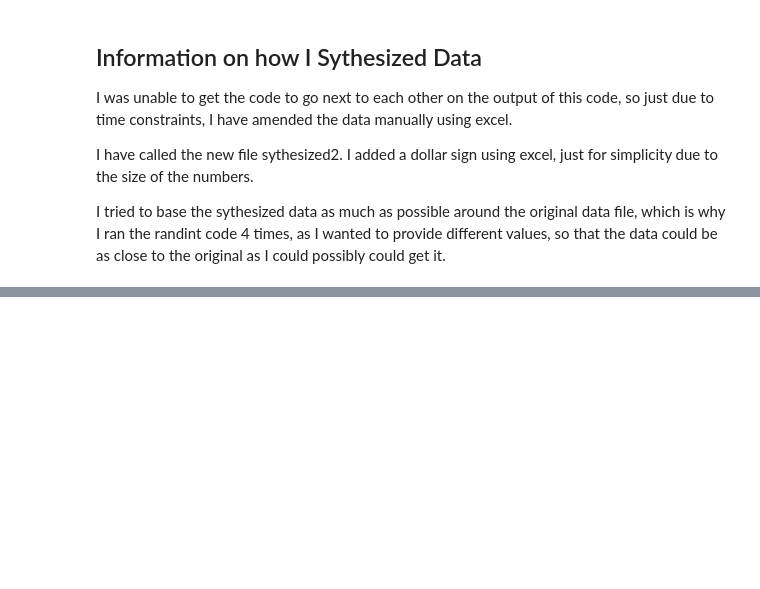
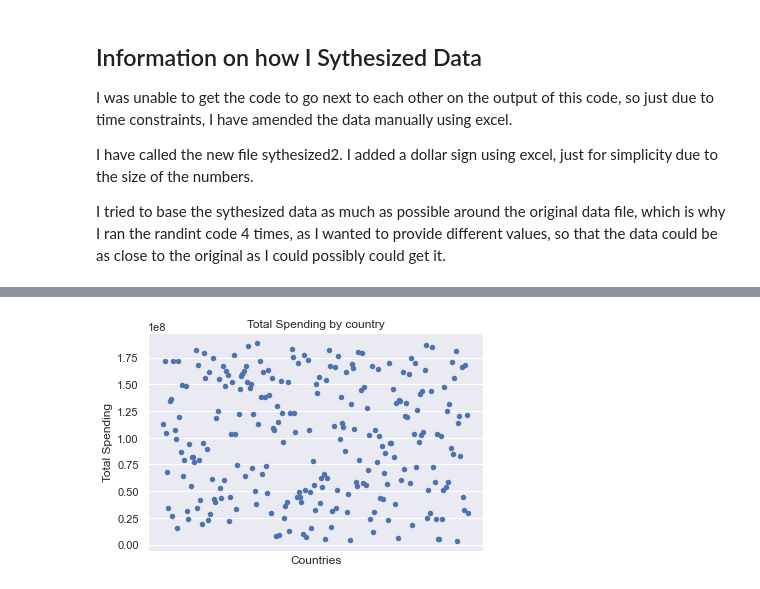
Before and after one commit to KenLin765/PfDA_Project, a Jupyter notebook: Main.ipynb, the cells around one changed output, grey strips where cells are left out. Cells and saved outputs as stored; diff of their text form; code cells hidden in the pictures; blank space fills up the shorter version.

```diff
--- a/Main.ipynb
+++ b/Main.ipynb
@@ -178,0 +179,21 @@ The next part of the study I am going to develop a histogram of the total spendi
+# %%
+import pandas as pd
+
+import matplotlib.pyplot as plt
+
+df = pd.read_excel(r'C:\Users\Kenne\OneDrive\Desktop\Programming\PfDA_Project\data\sythesized2.xlsx', sheet_name= 'in')
+
+## Reads in the excel file
+
+df.plot( x='Countries', y='Total Spending', kind='scatter')
+
+## X plot of the countries column from excel sheet, y plot of the total spending column on excel
+
+plt.xticks(range(0,0))
+## This was displaying all countries, and I wanted to just show the general data for a start
+
+plt.title("Total Spending by country")
+
+plt.show()
+# %% [output]
+[figure, added]
```
Also changed, not shown: parts of 5 cells of this notebook.
